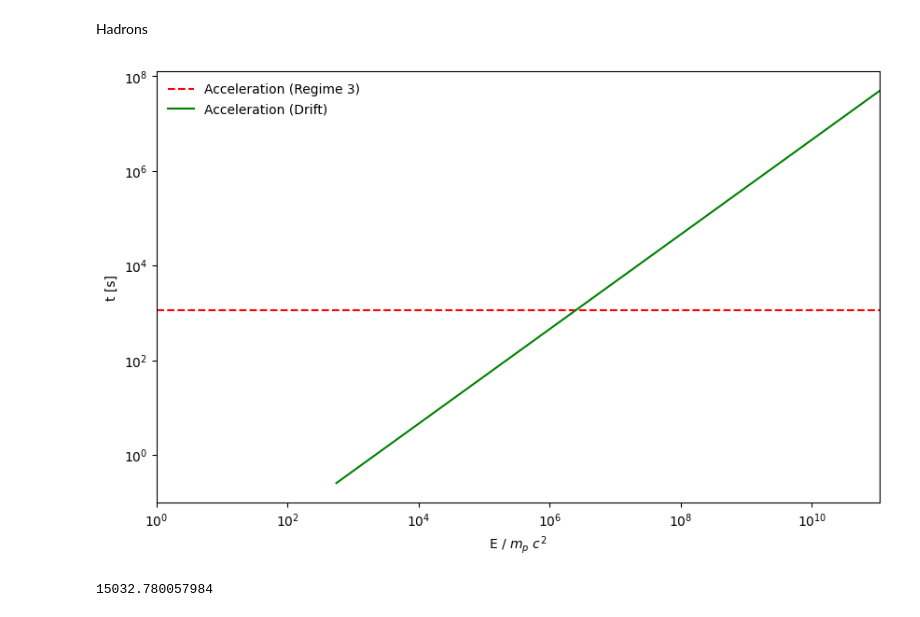
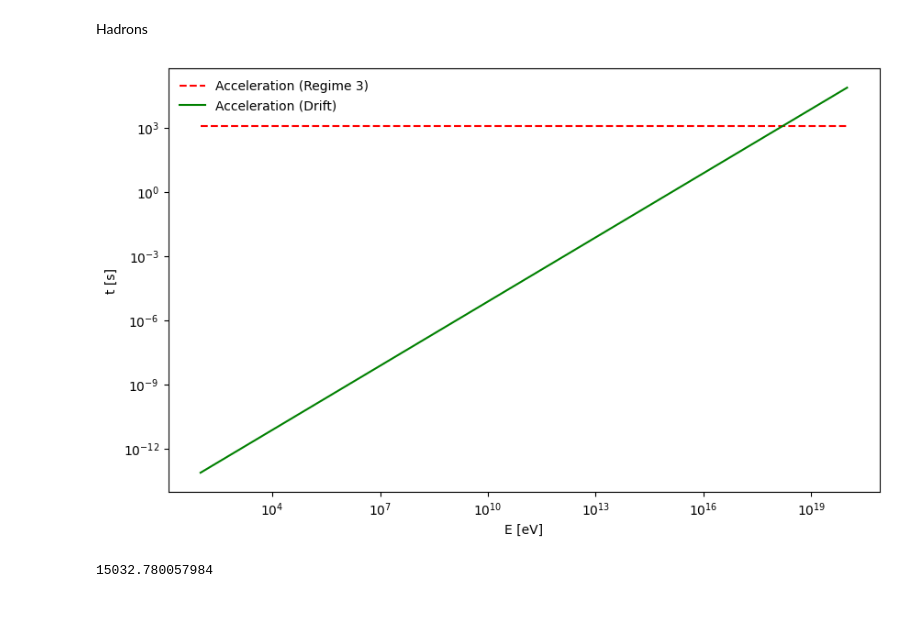
Before and after one commit to luanapassosreis/AGN_Studies, a Jupyter notebook: fermi_drift_acc.ipynb, the cells around one changed output. Drawn from its saved outputs; the diff is of its cells as text; code cells hidden in the pictures.

```diff
--- a/fermi_drift_acc.ipynb
+++ b/fermi_drift_acc.ipynb
@@ -168,21 +204,21 @@ array([5.57407660e+02, 2.17508019e+09, 4.35015982e+09, 6.52523945e+09,
 # %% [markdown]
 Hadrons
 # %%
-## erg
+
 
 plt.figure(figsize=(10, 6))
 
-plt.loglog(Ep_norm,[time_acc_regime3(va, delta_RX)]*len(Ep_norm),'--',label='Acceleration (Regime 3)',color='red')
-plt.loglog(Ep_drift/mpc2,time_acc_drift(Ep_drift/mpc2, B_c, va),label='Acceleration (Drift)',color='green')
+plt.loglog(Ep/eV,[time_acc_regime3(va, delta_RX)]*len(Ep),'--',label='Acceleration (Regime 3)',color='red')
+plt.loglog(Ep/eV,time_acc_drift(Ep, B_c, va),label='Acceleration (Drift)',color='green')
 
-plt.xlim((1e0,Ep_norm.max()))
+# plt.xlim((1e0,Ep.max()))
 plt.legend(frameon=False)
-plt.xlabel('E / $m_p$ $c^2$')
+plt.xlabel('E [eV]')
 plt.ylabel('t [s]')
 # plt.ylim((1e-4,1e4))
 # plt.xticks([1e-2,1e-1,1e0,1e1,1e2,1e3],labels=['-2','-1','0','1','2','3'])
 plt.savefig('plots/acc_reconnection_drift.png',dpi=300)
 
 plt.show()
 # %% [output]
-[figure, old version]
+[figure, new version]
```
Also changed, not shown: parts of 13 cells of this notebook, 1 other file.
